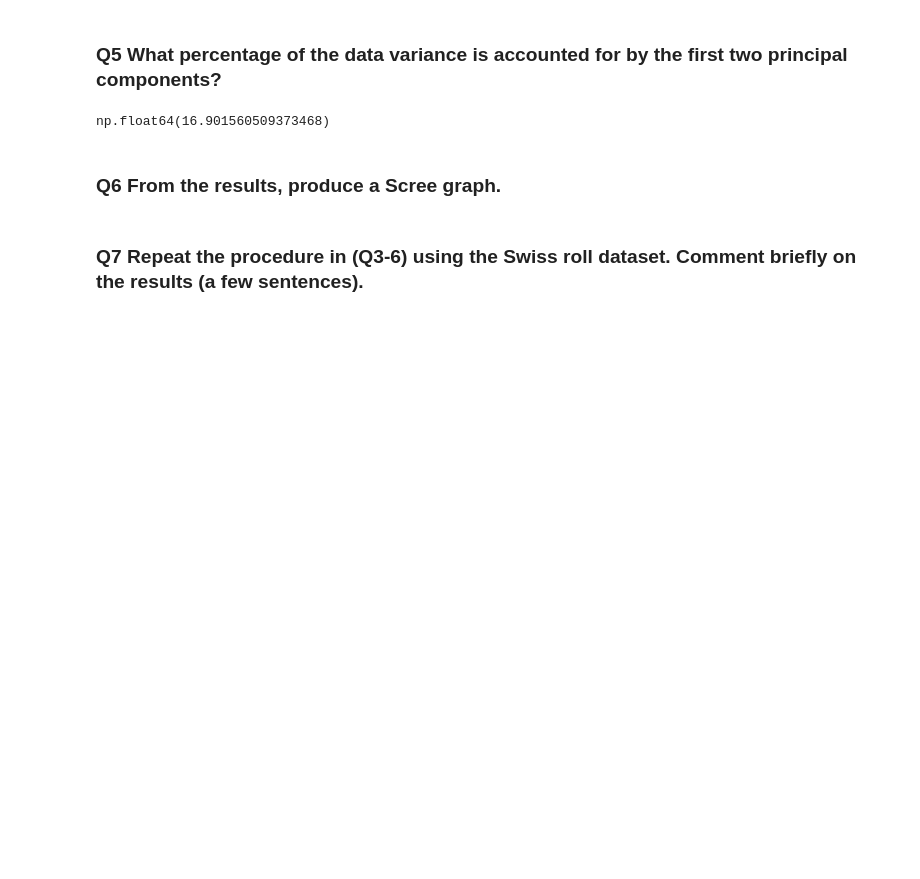
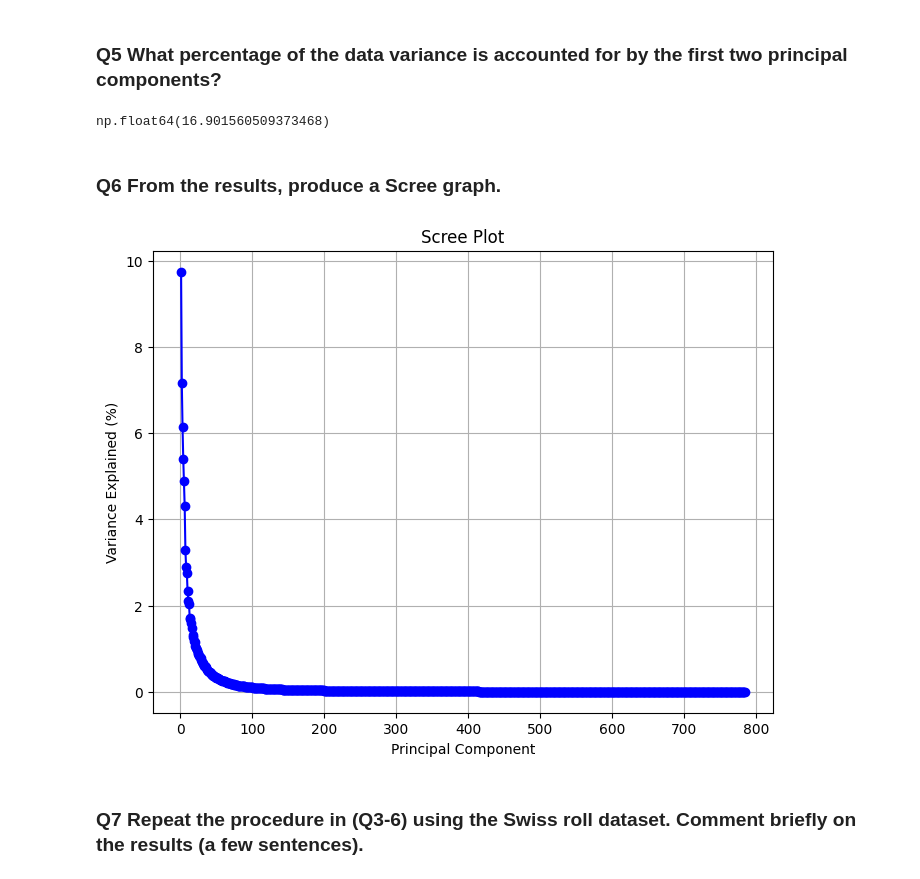
Before and after one commit to keys-i/COMP4702, a Jupyter notebook: src/W3.ipynb, the cells around one changed output. Cells and saved outputs as stored; diff of their text form; code cells hidden in the pictures; blank space fills up the shorter version.

```diff
--- a/src/W3.ipynb
+++ b/src/W3.ipynb
@@ -168,5 +171,9 @@ def plot_scree(eigenvalues):
     plt.title("Scree Plot")
     plt.grid(True)
     plt.show()
+# %%
+plot_scree(eigenvalues)
+# %% [output]
+[figure, added]
 # %% [markdown]
 ### Q7 Repeat the procedure in (Q3-6) using the Swiss roll dataset. Comment briefly on the results (a few sentences).
```
Also changed, not shown: parts of 8 cells of this notebook.
